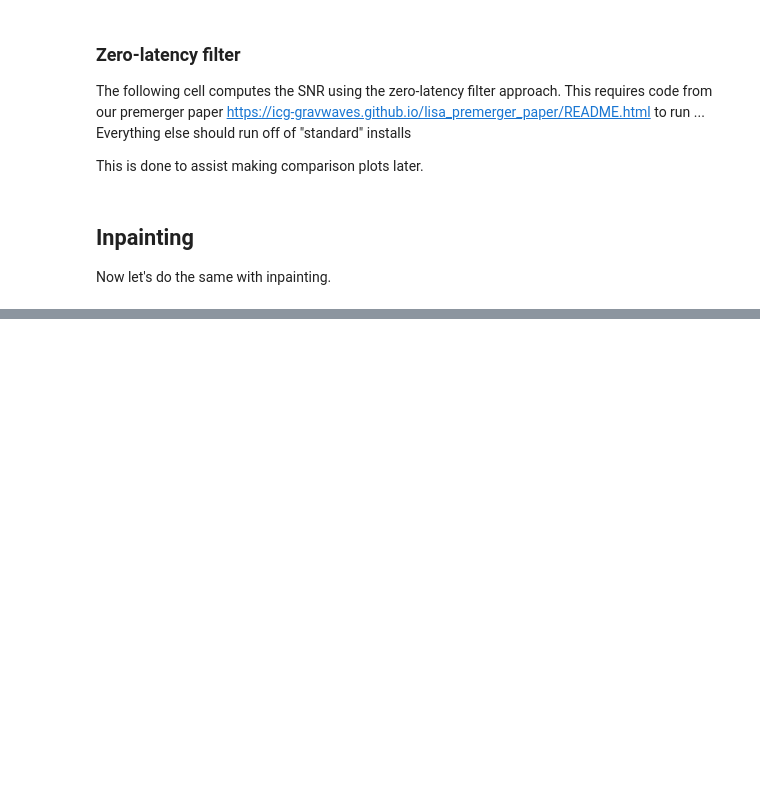
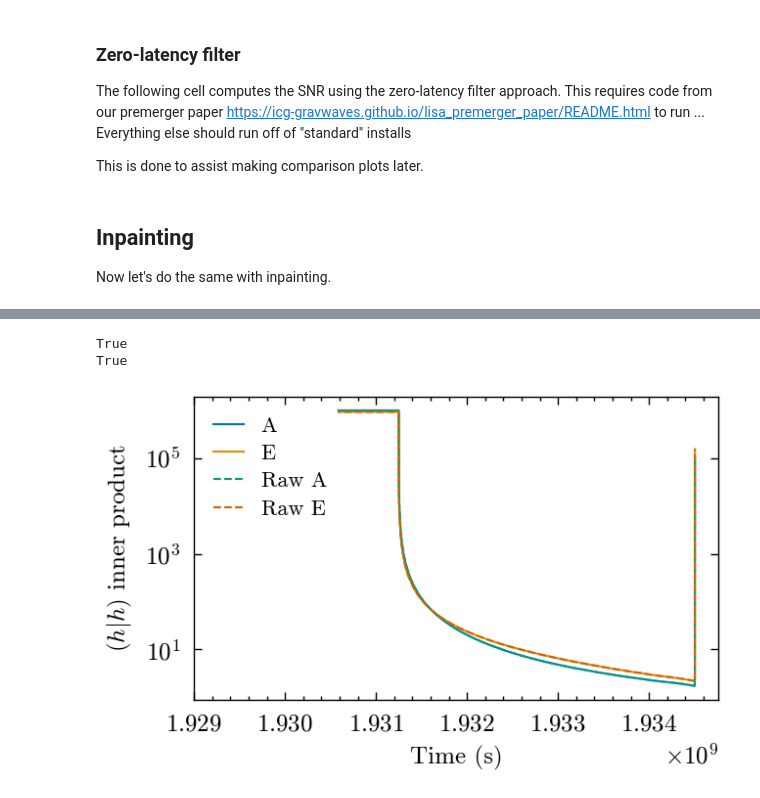
Before and after one commit to icg-gravwaves/lisa_premerger_sangria, a Jupyter notebook: search/inpainting_runs/example_using_this_code.ipynb, the cells around one changed output, grey strips where cells are left out. Drawn from its saved outputs; the diff is of its cells as text; code cells hidden in the pictures; blank space fills up the shorter version.

```diff
--- a/search/inpainting_runs/example_using_this_code.ipynb
+++ b/search/inpainting_runs/example_using_this_code.ipynb
@@ -234,0 +192,61 @@ for channel in waveforms:
+# %%
+# Changing waveform length now in this bit to match longer length
+filter_waveform['t_obs_start'] = int(zeroed_length / sample_rate + 0.5)
+filter_waveform['delta_f'] = delta_f_inpaint
+filter_waveform['f_final'] = filter_waveform['f_final'] + delta_f_inpaint / 2 # This is a hack to ensure we get the point at f_final returned
+
+
+# We'll assume the output of this has the merger at the end!
+waveforms = inpainting_utils.generate_waveform_lisa_pre_merger_inpaint(
+    filter_waveform,
+    {'LISA_A': psd, 'LISA_E': psd},
+    sample_rate,
+)
+
+hh = {}
+# NEW THING: Need time-dependent (h|h).
+for channel in waveforms:
+    mask = pycbc.types.TimeSeries(
+        np.ones(zeroed_length, dtype=data_dict_resized[channel].dtype),
+        delta_t=delta_t,
+        epoch=data_dict_resized[channel]._epoch
+    )
+    mask[int((data_length - time_before) * sample_rate):] = 0 # All points after inpaint_start are zeroed in the mask
+    # PLEASE NOTE, GAPS WOULD BE ADDED HERE INTO THE MASK
+    invpsd = 1./psd # Here is the same for both ifos, but might be different normally
+    invpsd[0] = 0 # Don't forget this!!!
+    maskfs = mask.to_frequencyseries()
+    waveform = (waveforms[channel].to_frequencyseries() * invpsd**0.5).to_timeseries()
+    waveform_sq = waveform * waveform
+    masked_waveform_sq_fs = maskfs * waveform_sq.to_frequencyseries().conj()
+    masked_waveform_sq_ts = masked_waveform_sq_fs.to_timeseries() # This is what holds (h|h)(t)
+    hh[channel] = masked_waveform_sq_ts
+
+# Use the compute_hh_inner_product function so that we know
+# that the function is the same as the implementation here
+hh_function = inpainting_utils.compute_hh_inner_product(
+    filter_waveform,
+    {'LISA_A': psd, 'LISA_E': psd},
+    sample_rate=sample_rate,
+    inpaint_start=int((data_length - time_before) * sample_rate),
+    zeroed_length=zeroed_length,
+    epoch=data_dict_resized[channel]._epoch,
+    gaps=None
+)
+
+for channel in hh.keys():
+    print(hh_function[channel] == hh[channel])
+
+fig, ax = plt.subplots()
+ax.semilogy(hh_function['LISA_A'].sample_times, hh_function['LISA_A'], label='A')
+ax.semilogy(hh_function['LISA_E'].sample_times, hh_function['LISA_E'], label='E')
+ax.semilogy(hh['LISA_A'].sample_times, hh['LISA_A'], linestyle='--', label='Raw A')
+ax.semilogy(hh['LISA_E'].sample_times, hh['LISA_E'], linestyle='--', label='Raw E')
+ax.set_xlabel('Time (s)')
+ax.set_ylabel('$(h|h)$ inner product')
+ax.legend(loc='upper left')
+fig.show()
+# %% [output]
+True
+True
+[figure, added]
```
Also changed, not shown: parts of 11 cells of this notebook, 7 other files.
